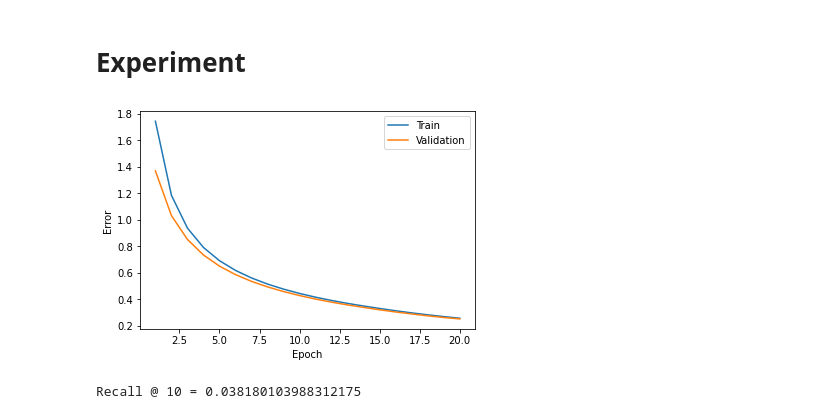
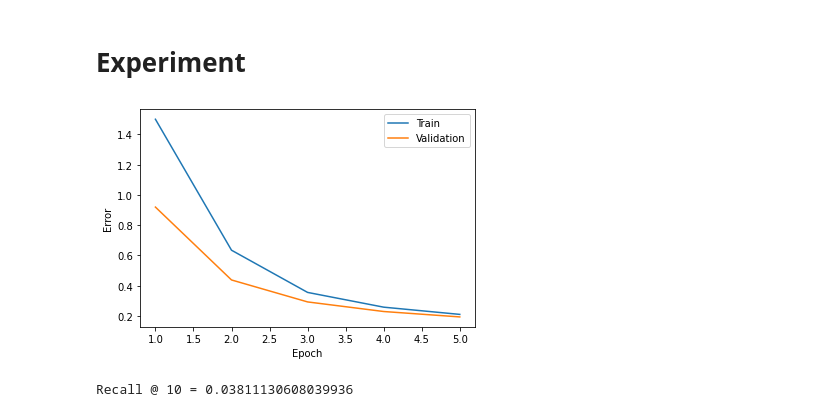
Before and after one commit to JulesDesmet/rbm_recommender, a Jupyter notebook: GoodreadsRBM.ipynb, the cells around one changed output. Drawn from its saved outputs; the diff is of its cells as text; code cells hidden in the pictures.

```diff
--- a/GoodreadsRBM.ipynb
+++ b/GoodreadsRBM.ipynb
@@ -252,11 +252,8 @@ commonly used in RBM's.
 # %%
 # Input processing: Defining a function to return only the generated hidden states
 
-def hidden_layer(v0_state, W, hb):
-    # Probabilities of the hidden units
-    h0_prob = tf.nn.sigmoid(tf.matmul(v0_state, W) + hb)
-
-    #Sample h  given x
+def hidden_layer(v0_state, W, hb, r, D):
+    h0_prob = tf.nn.sigmoid(tf.matmul(v0_state, W) + tf.matmul(r, D) + hb)
     return tf.nn.relu(tf.sign(h0_prob - tf.random.uniform(tf.shape(h0_prob))))
 
 
@@ -265,8 +262,8 @@ def reconstructed_output(h0_state, W, vb):
     return tf.nn.relu(tf.sign(v1_prob - tf.random.uniform(tf.shape(v1_prob))))
 
 
-def gibbs_sampling(v0_state: tf.Tensor, weights: tf.Variable, bias_visible: tf.Variable, bias_hidden: tf.Variable,
-                   nr_iterations: int = 1) -> tuple:
+def gibbs_sampling(v0_state: tf.Tensor, weights: tf.Variable, r: tf.Tensor, cond_weights: tf.Variable,
+                   bias_visible: tf.Variable, bias_hidden: tf.Variable, nr_iterations: int = 1) -> tuple:
     """
     Performs gibbs sampling starting with the given input vector.
     :return: A tuple consisting of (in order):
@@ -274,12 +271,12 @@ def gibbs_sampling(v0_state: tf.Tensor, weights: tf.Variable, bias_visible: tf.V
         - The final visible layer `vk_state`.
         - The final hidden layer `hk_state`.
     """
-    h0_state = hidden_layer(v0_state, weights, hb)
+    h0_state = hidden_layer(v0_state, weights, hb, r, cond_weights)
     vk_state = v0_state
     hk_state = h0_state
     for _ in range(nr_iterations):
         vk_state = reconstructed_output(hk_state, weights, bias_visible)
-        hk_state = hidden_layer(vk_state, weights, bias_hidden)
+        hk_state = hidden_layer(vk_state, weights, bias_hidden, r, cond_weights)
     return h0_state, vk_state, hk_state
 # %%
 def error(v0_state, v1_state):
@@ -359,28 +356,32 @@ def train_rbm(train: tf.data.Dataset, validation: tf.data.Dataset, weights: tf.V
         train_iter = iter(train)
         for _ in trange(len(train), leave=False):
             batch = next(train_iter)
+            sparse_r = sparse.coo_matrix((np.ones(len(batch.indices)), batch.indices.numpy().T), shape=batch.shape)
+            r = tf.constant(sparse_r.toarray(), tf.float32)
+
             v0_state = tf.sparse.to_dense(batch)
-            h0_state, vk_state, hk_state = gibbs_sampling(v0_state, weights, vb, hb, gibbs_sampling_iterations)
+            h0_state, vk_state, hk_state = gibbs_sampling(
+                v0_state, weights, r, cond_weights, vb, hb, gibbs_sampling_iterations)
 
             temp_0 = tf.matmul(tf.transpose(v0_state), tf.squeeze(h0_state))
             temp_k = tf.matmul(tf.transpose(vk_state), tf.squeeze(hk_state))
             delta = (temp_0 - temp_k) / v0_state.shape[0]
 
-            sparse_r = sparse.coo_matrix((np.ones(len(batch.indices)), batch.indices.numpy().T), shape=batch.shape)
-            r = tf.constant(sparse_r.toarray(), tf.float32)
-
             weights = weights + alpha * delta
             vb = vb + alpha * tf.reduce_mean(v0_state - vk_state, 0)
             hb = hb + alpha * tf.reduce_mean(tf.squeeze(h0_state - hk_state), 0)
-            cond_weights = cond_weights + alpha * tf.matmul(tf.transpose(tf.squeeze(h0_state - hk_state)), r)
+            cond_weights = cond_weights + alpha * tf.matmul(tf.transpose(r), h0_state - hk_state)
 
             train_errors[-1] += error(v0_state, vk_state)
 
         validation_errors.append(0)
         validation_iter = iter(validation)
         for _ in trange(len(validation), leave=False):
-            v0_state = tf.sparse.to_dense(next(validation_iter))
-            _, vk_state, _ = gibbs_sampling(v0_state, weights, vb, hb, 1)
+            batch = next(validation_iter)
+            v0_state = tf.sparse.to_dense(batch)
+            sparse_r = sparse.coo_matrix((np.ones(len(batch.indices)), batch.indices.numpy().T), shape=batch.shape)
+            r = tf.constant(sparse_r.toarray(), tf.float32)
+            _, vk_state, _ = gibbs_sampling(v0_state, weights, r, cond_weights, vb, hb, 1)
             validation_errors[-1] += error(v0_state, vk_state)
 
         train_errors[-1] = (train_errors[-1] / len(train)) ** 0.5
@@ -402,7 +403,7 @@ def plot_errors(train_errors: list, validation_errors: list, file_name: str = No
 # Experiment
 # %%
 # Training hyperparameters
-epochs = 20
+epochs = 5
 batch_size = 250
 gibbs_sampling_iterations = 1
 nr_recommendations = 10
@@ -427,33 +428,33 @@ for seed in trange(1, 6, leave=False):
         tensor_validation = convert_sparse_matrix_to_sparse_tensor(train[validation_indices])
 
         train_ds = tf.data.Dataset.from_tensor_slices(tensor_train).batch(batch_size)
         validation_ds = tf.data.Dataset.from_tensor_slices(tensor_validation).batch(batch_size)
 
         W = tf.Variable(tf.zeros([visibleUnits, hiddenUnits]), tf.float32)
-        D = tf.Variable(tf.zeros([visibleUnits]), tf.bool)
+        D = tf.Variable(tf.zeros([visibleUnits, hiddenUnits]), tf.bool)
         vb = tf.Variable(tf.zeros([visibleUnits]), tf.float32)
         hb = tf.Variable(tf.zeros([hiddenUnits]), tf.float32)
 
         W, D, vb, hb, train_errors, validation_errors = train_rbm(train_ds, validation_ds, W, vb, hb, D)
 
         for epoch in range(epochs):
             mean_train_errors[epoch] += train_errors[epoch] / 5
             mean_validation_errors[epoch] += validation_errors[epoch] / 5
 
         break
 
     plot_errors(mean_train_errors, mean_validation_errors)
 
     recommendations = np.empty((shape[0], 10), dtype=np.int_)
     for batch_start in range(0, train.shape[0], batch_size):
         batch_end = batch_start + batch_size
         batch = train[batch_start: batch_end]
         recommendations[batch_start: batch_end] = get_k_recommendations(batch.toarray(), W, hb, vb, nr_recommendations)
     recall = compute_recall(test, array_to_sparse_matrix(recommendations))
 
     print("Recall @", nr_recommendations, "=", recall)
 
     break
 # %% [output]
-[figure, old version]
+[figure, new version]
-Recall @ 10 = 0.038180103988312175
+Recall @ 10 = 0.03811130608039936
```
Also changed, not shown: parts of 1 cell of this notebook.
